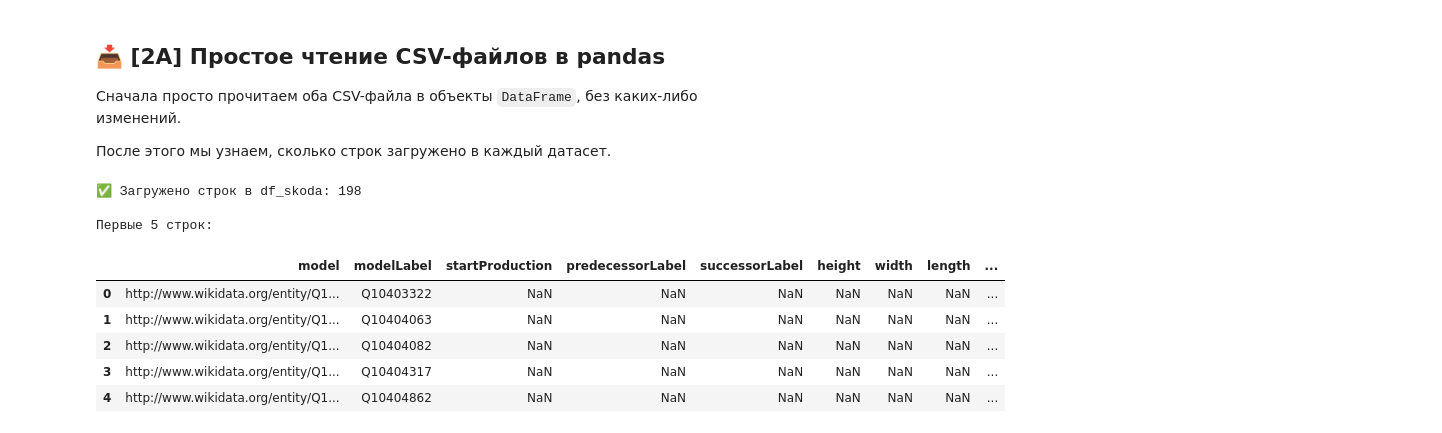
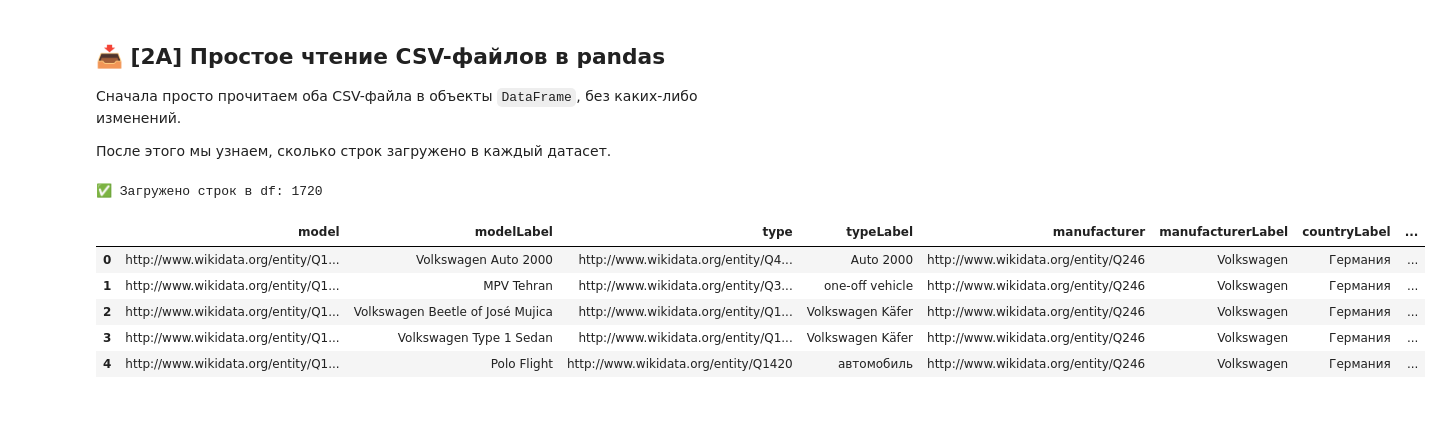
Before and after one commit to h77k/python-ai-Trunova-Polina, a Jupyter notebook: notebooks/week2b_read_csv.ipynb, the cells around one changed output. Drawn from its saved outputs; the diff is of its cells as text; code cells hidden in the pictures.

```diff
--- a/notebooks/week2b_read_csv.ipynb
+++ b/notebooks/week2b_read_csv.ipynb
@@ -48,23 +51,20 @@ print("✅ Репозиторий готов, теперь мы работаем
 
 После этого мы узнаем, сколько строк загружено в каждый датасет.
 # %%
-# 🐱 Шаг 2A. Чтение CSV-файла в pandas
+# 🐱 Шаг 2A. Чтение CSV-файлов в pandas
 
 import pandas as pd
 
-# Загружаем основной файл с данными об автомобилях
-df_skoda = pd.read_csv("data/skoda-auto.csv")
+# Читаем основной файл с моделями
+df = pd.read_csv("data/models.csv")
 
-print("✅ Загружено строк в df_skoda:", len(df_skoda))
-print("\nПервые 5 строк:")
-df_skoda.head()
+print("✅ Загружено строк в df:", len(df))
+df.head()
 # %% [output]
-✅ Загружено строк в df_skoda: 198
-
-Первые 5 строк:
+✅ Загружено строк в df: 1720
-|  | model | modelLabel | startProduction | predecessorLabel | successorLabel | height | width | length | ... |
-| 0 | http://www.wikidata.org/entity/Q1... | Q10403322 | NaN | NaN | NaN | NaN | NaN | NaN | ... |
-| 1 | http://www.wikidata.org/entity/Q1... | Q10404063 | NaN | NaN | NaN | NaN | NaN | NaN | ... |
-| 2 | http://www.wikidata.org/entity/Q1... | Q10404082 | NaN | NaN | NaN | NaN | NaN | NaN | ... |
-| 3 | http://www.wikidata.org/entity/Q1... | Q10404317 | NaN | NaN | NaN | NaN | NaN | NaN | ... |
-| 4 | http://www.wikidata.org/entity/Q1... | Q10404862 | NaN | NaN | NaN | NaN | NaN | NaN | ... |
+|  | model | modelLabel | type | typeLabel | manufacturer | manufacturerLabel | countryLabel | ... |
+| 0 | http://www.wikidata.org/entity/Q1... | Volkswagen Auto 2000 | http://www.wikidata.org/entity/Q4... | Auto 2000 | http://www.wikidata.org/entity/Q246 | Volkswagen | Германия | ... |
+| 1 | http://www.wikidata.org/entity/Q1... | MPV Tehran | http://www.wikidata.org/entity/Q3... | one-off vehicle | http://www.wikidata.org/entity/Q246 | Volkswagen | Германия | ... |
+| 2 | http://www.wikidata.org/entity/Q1... | Volkswagen Beetle of José Mujica | http://www.wikidata.org/entity/Q1... | Volkswagen Käfer | http://www.wikidata.org/entity/Q246 | Volkswagen | Германия | ... |
+| 3 | http://www.wikidata.org/entity/Q1... | Volkswagen Type 1 Sedan | http://www.wikidata.org/entity/Q1... | Volkswagen Käfer | http://www.wikidata.org/entity/Q246 | Volkswagen | Германия | ... |
+| 4 | http://www.wikidata.org/entity/Q1... | Polo Flight | http://www.wikidata.org/entity/Q1420 | автомобиль | http://www.wikidata.org/entity/Q246 | Volkswagen | Германия | ... |
```
Also changed, not shown: parts of 16 cells of this notebook.
